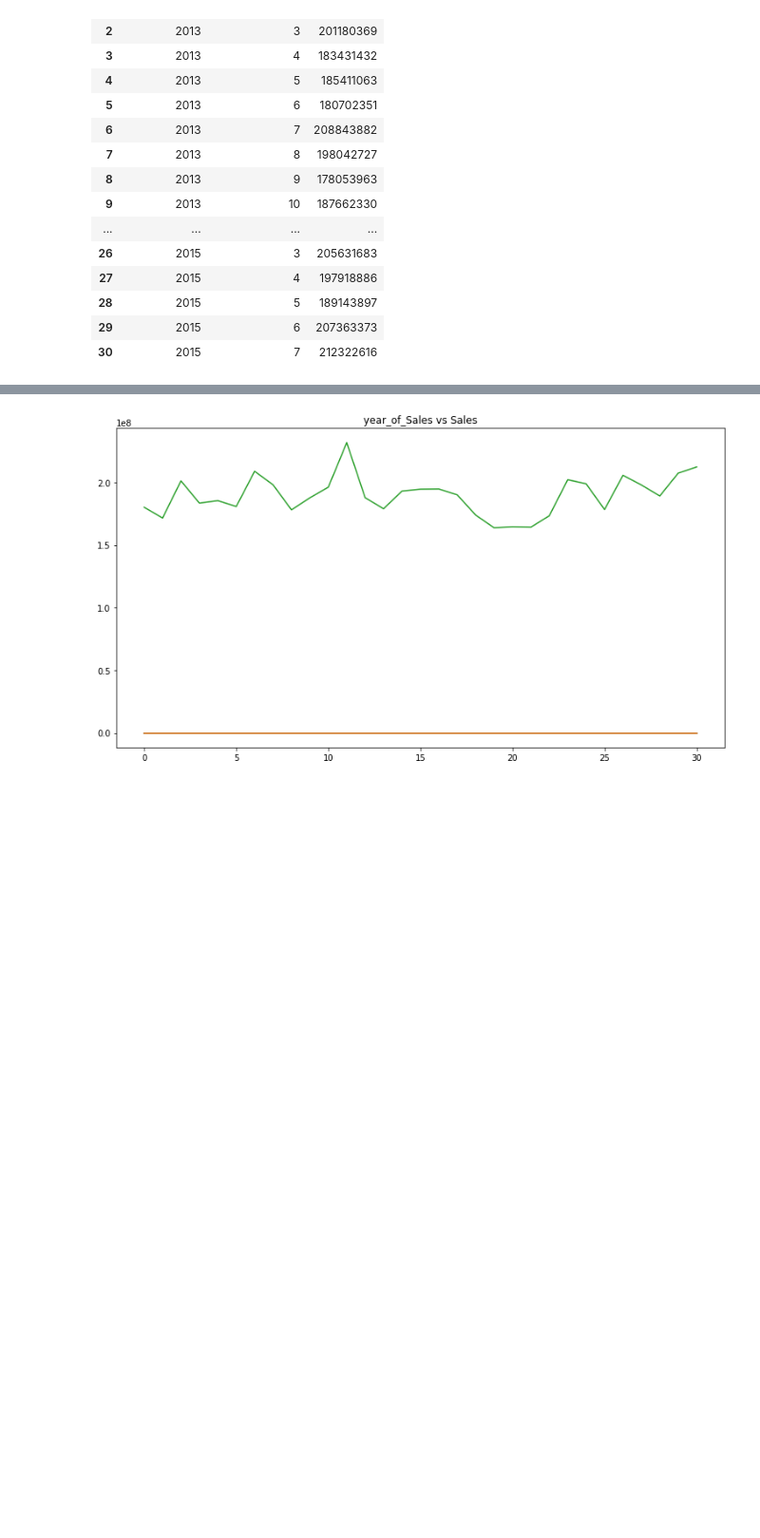
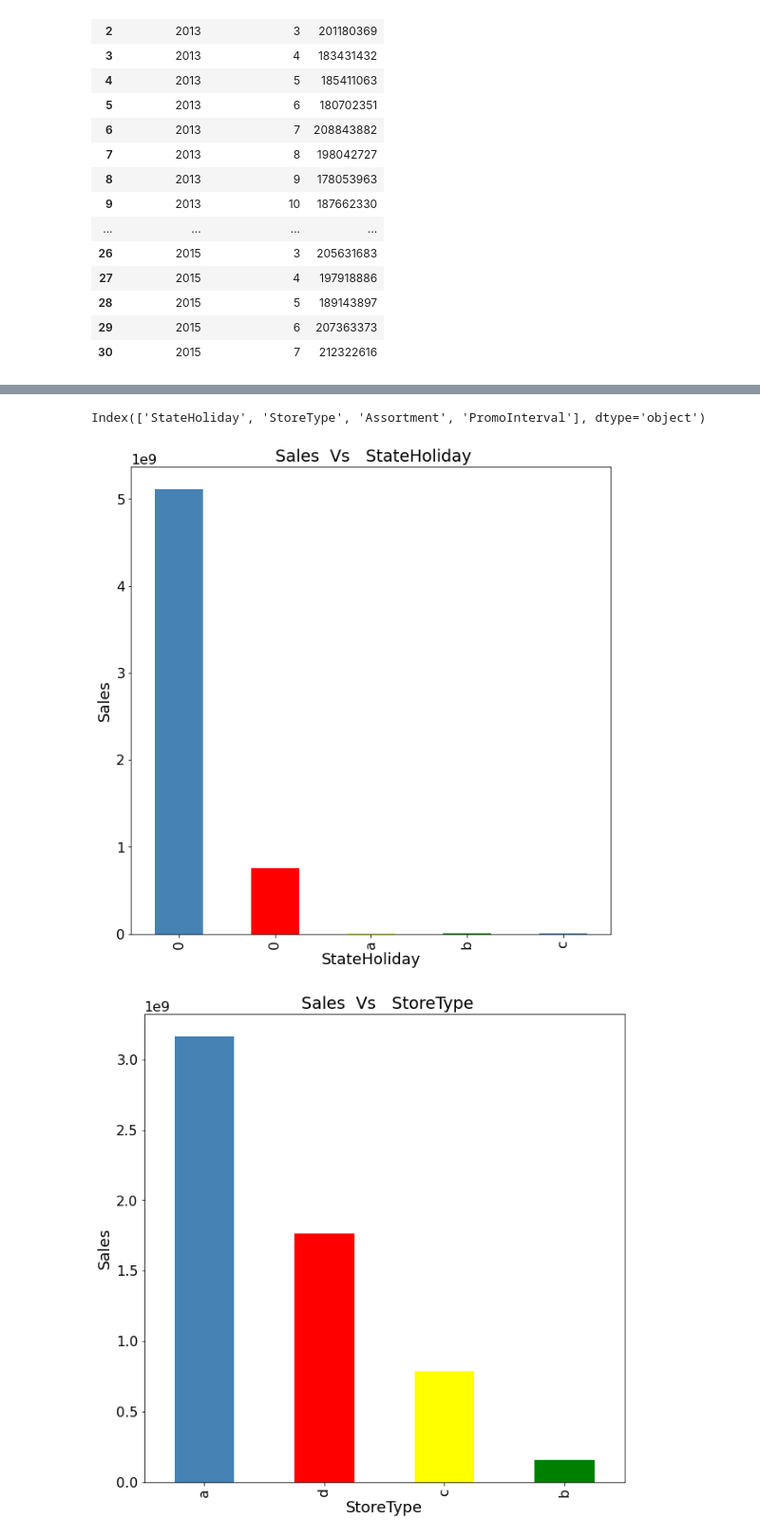
Before and after one commit to iamnaveenk/capstone-project-2-supervised-machine-learning-_retail_Sales_prediction, a Jupyter notebook: Rossmann_Sales_Prediction_Capstone_Project.ipynb, the cells around one changed output, grey strips where cells are left out. Shown at 95% size. Saved outputs shown, nothing was run; the diff lists cells and outputs as text; code cells hidden in the pictures; blank space fills up the shorter version.

```diff
--- a/Rossmann_Sales_Prediction_Capstone_Project.ipynb
+++ b/Rossmann_Sales_Prediction_Capstone_Project.ipynb
@@ -386,10 +397,0 @@ sns.barplot(x="year_of_sales",
-# %%
-plt.figure(figsize=(13,7))
-plt.title("year_of_Sales vs Sales")
-plt.(month_of_sales_df)
-plt.show()
-# %% [output]
-[figure, removed]
-# %%
-# removing zeros
-df=df[df['Sales']>0]
@@ -407,2 +398,19 @@ print(IQR)
-# %%
-df = df[~((df[fix_col] < (Q1 - 1.5 * IQR)) |(df[fix_col] > (Q3 + 1.5 * IQR))).any(axis=1)]
+# %%
+categorical_features = df.describe(include=['object','category']).columns
+categorical_features
+# %% [output]
+Index(['StateHoliday', 'StoreType', 'Assortment', 'PromoInterval'], dtype='object')
+# %%
+for col in categorical_features:
+    counts = df.groupby([col])['Sales'].sum().sort_values(ascending = False)
+    fig = plt.figure(figsize=(10, 10))
+    plt.rcParams['font.size'] = '16'
+
+    ax = fig.gca()
+    counts.plot.bar(ax = ax, color=['steelblue','red','yellow','green'])
+    ax.set_title( ' Sales  Vs   '   +   col )
+    ax.set_xlabel(col,fontsize=18)
+    ax.set_ylabel("Sales",fontsize=18)
+# %% [output]
+[figure, added]
+[figure, added]
```
Also changed, not shown: parts of 28 cells of this notebook.
